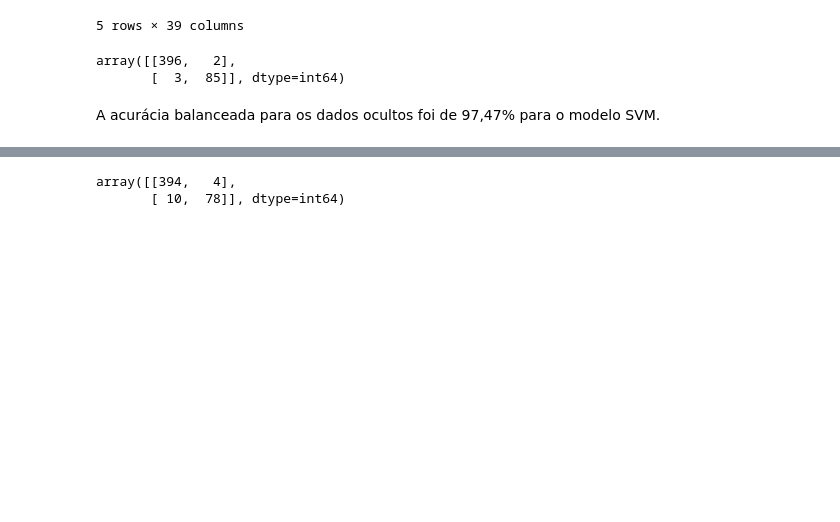
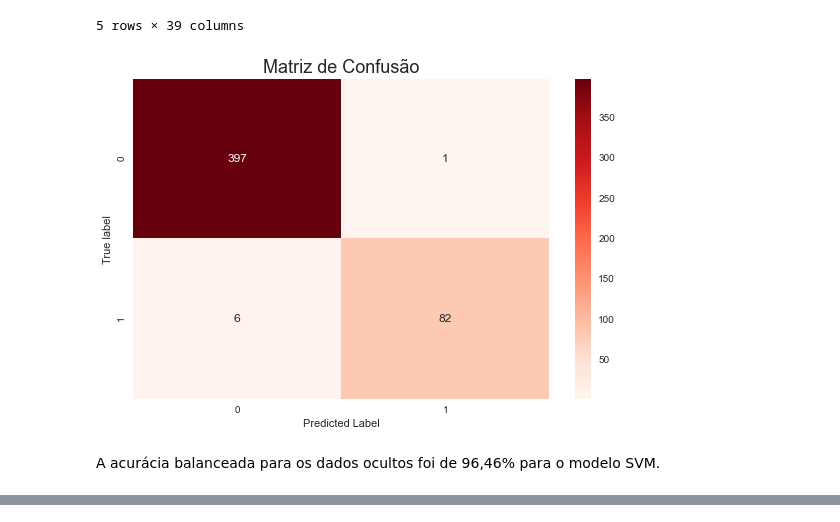
Before and after one commit to guilherme-beserra/TCC---PUC-Minas, a Jupyter notebook: Classificação para predição de vítima fatal em acidente aéreo.ipynb, the cells around one changed output, grey strips where cells are left out. Drawn from its saved outputs; the diff is of its cells as text; code cells hidden in the pictures; blank space fills up the shorter version.

```diff
--- a/Classificação para predição de vítima fatal em acidente aéreo.ipynb
+++ b/Classificação para predição de vítima fatal em acidente aéreo.ipynb
@@ -2091,14 +2091,19 @@ resultado_svm.head()
 | 3 | ACIDENTE | -27.191944 | -49.831389 | RIO DO OESTE | SC | ... |
 | 4 | ACIDENTE | -18.058333 | -50.145833 | ITUMBIARA | GO | ... |
 5 rows × 39 columns
-# %%
-# apresentando a matriz de confusão para o modelo SVM
-confusion_matrix(resultado_svm['tem_fatalidade'], resultado_svm['Label'])
-# %% [output]
-array([[396,   2],
-       [  3,  85]], dtype=int64)
+# %%
+# desenhando a matriz de confusão para os dados de validação do SVM
+fig, ax = plt.subplots()
+sns.heatmap(confusion_matrix(resultado_svm['tem_fatalidade'], resultado_svm['Label']), annot=True,
+            ax=ax, fmt='d', cmap='Reds')
+ax.set_title("Matriz de Confusão", fontsize=18)
+ax.set_ylabel("True label")
+ax.set_xlabel("Predicted Label")
+plt.tight_layout()
+# %% [output]
+[figure, added]
 # %% [markdown]
-A acurácia balanceada para os dados ocultos foi de 97,47% para o modelo SVM.
+A acurácia balanceada para os dados ocultos foi de 96,46% para o modelo SVM.
 # %%
 # fazendo previsão dos dados ocultos para o modelo LDA
 resultado_lda = predict_model(final_lda, data=dados_validacao)
@@ -2112,9 +2117,3 @@ resultado_lda.head()
 | 3 | ACIDENTE | -27.191944 | -49.831389 | RIO DO OESTE | SC | ... |
 | 4 | ACIDENTE | -18.058333 | -50.145833 | ITUMBIARA | GO | ... |
 5 rows × 40 columns
-# %%
-# apresentando a matriz de confusão para o modelo Linear Discriminant Analysis
-confusion_matrix(resultado_lda['tem_fatalidade'], resultado_lda['Label'])
-# %% [output]
-array([[394,   4],
-       [ 10,  78]], dtype=int64)
```
Also changed, not shown: parts of 45 cells of this notebook.
